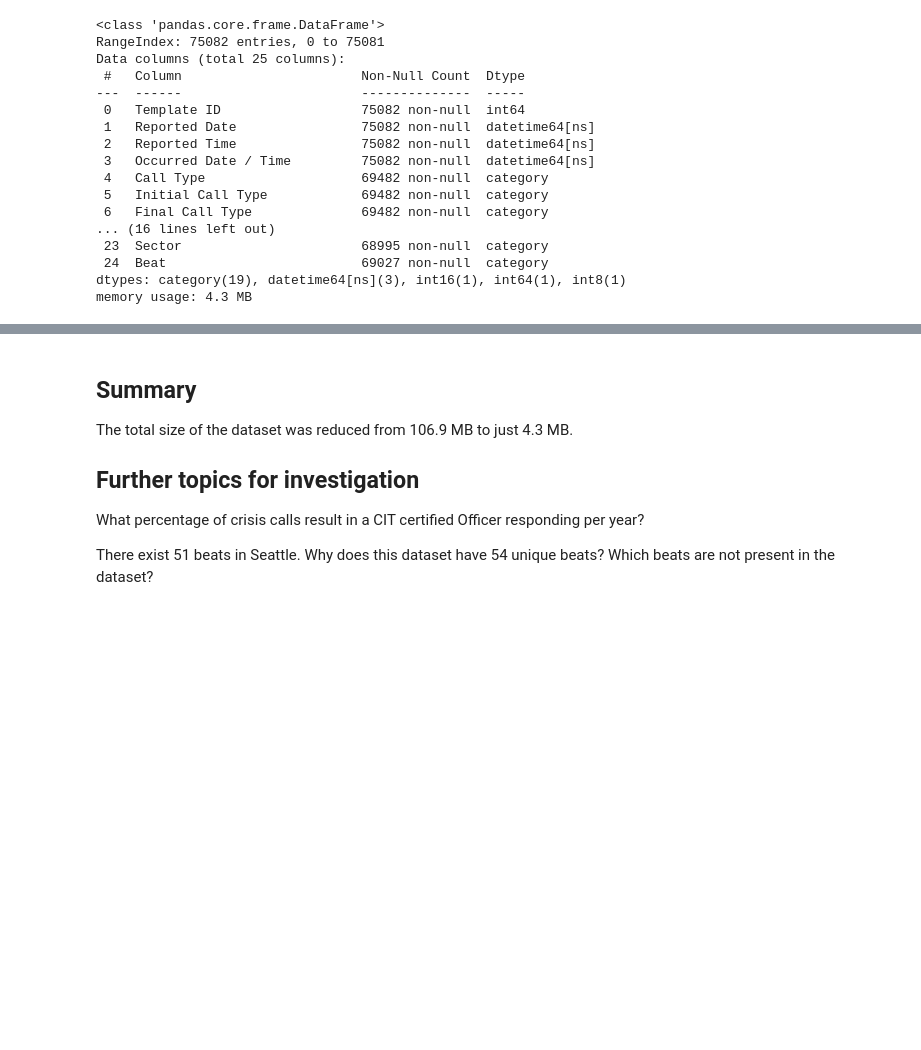
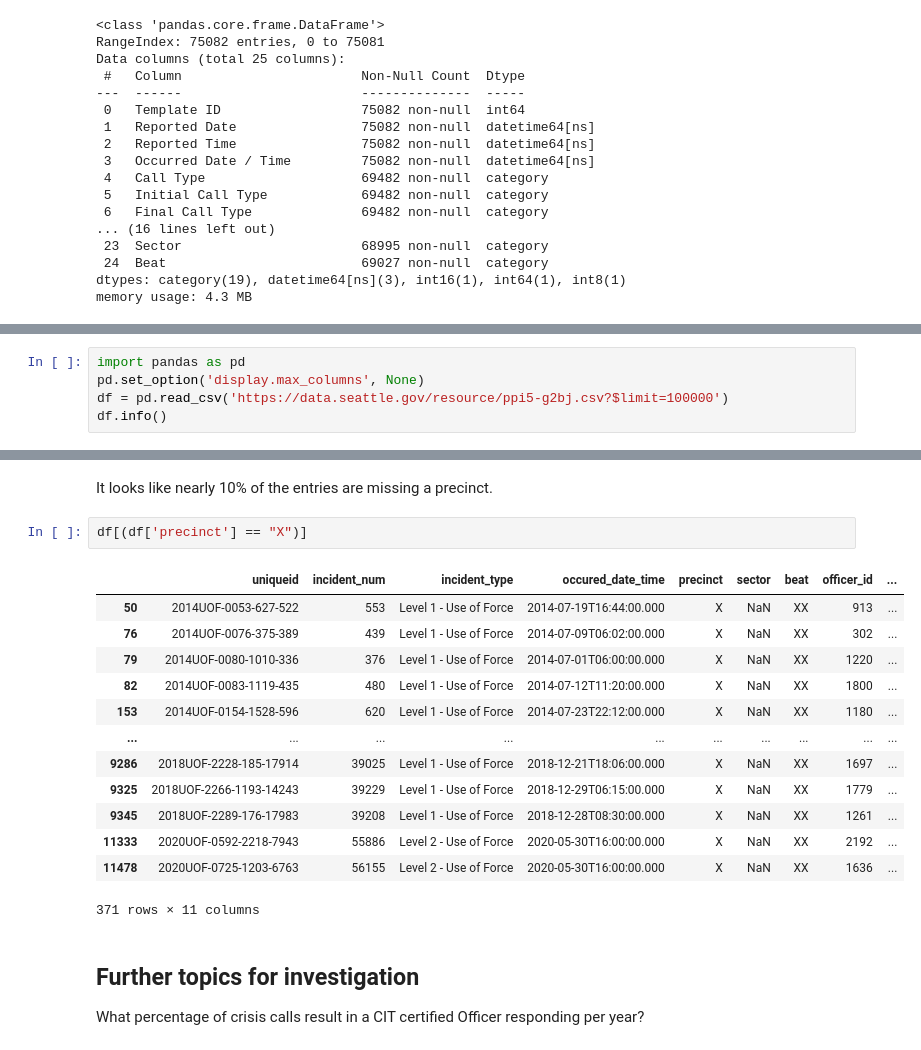
Before and after one commit to Leviob/Police-Records-Database, a Jupyter notebook: exploration.ipynb, the cells around one changed output, grey strips where cells are left out. Drawn from its saved outputs; the diff is of its cells as text; blank space fills up the shorter version.

Commit message:
Add Use of Force exploration

```diff
--- a/exploration.ipynb
+++ b/exploration.ipynb
@@ -179,0 +185,5 @@ memory usage: 4.3 MB
+# %%
+import pandas as pd
+pd.set_option('display.max_columns', None)
+df = pd.read_csv('https://data.seattle.gov/resource/ppi5-g2bj.csv?$limit=100000')
+df.info()
@@ -180,8 +239,22 @@ memory usage: 4.3 MB
+# %% [markdown]
+It looks like nearly 10% of the entries are missing a precinct.
+# %%
+df[(df['precinct'] == "X")]
+# %% [output]
+|  | uniqueid | incident_num | incident_type | occured_date_time | precinct | sector | beat | officer_id | ... |
+| 50 | 2014UOF-0053-627-522 | 553 | Level 1 - Use of Force | 2014-07-19T16:44:00.000 | X | NaN | XX | 913 | ... |
+| 76 | 2014UOF-0076-375-389 | 439 | Level 1 - Use of Force | 2014-07-09T06:02:00.000 | X | NaN | XX | 302 | ... |
+| 79 | 2014UOF-0080-1010-336 | 376 | Level 1 - Use of Force | 2014-07-01T06:00:00.000 | X | NaN | XX | 1220 | ... |
+| 82 | 2014UOF-0083-1119-435 | 480 | Level 1 - Use of Force | 2014-07-12T11:20:00.000 | X | NaN | XX | 1800 | ... |
+| 153 | 2014UOF-0154-1528-596 | 620 | Level 1 - Use of Force | 2014-07-23T22:12:00.000 | X | NaN | XX | 1180 | ... |
+| ... | ... | ... | ... | ... | ... | ... | ... | ... | ... |
+| 9286 | 2018UOF-2228-185-17914 | 39025 | Level 1 - Use of Force | 2018-12-21T18:06:00.000 | X | NaN | XX | 1697 | ... |
+| 9325 | 2018UOF-2266-1193-14243 | 39229 | Level 1 - Use of Force | 2018-12-29T06:15:00.000 | X | NaN | XX | 1779 | ... |
+| 9345 | 2018UOF-2289-176-17983 | 39208 | Level 1 - Use of Force | 2018-12-28T08:30:00.000 | X | NaN | XX | 1261 | ... |
+| 11333 | 2020UOF-0592-2218-7943 | 55886 | Level 2 - Use of Force | 2020-05-30T16:00:00.000 | X | NaN | XX | 2192 | ... |
+| 11478 | 2020UOF-0725-1203-6763 | 56155 | Level 2 - Use of Force | 2020-05-30T16:00:00.000 | X | NaN | XX | 1636 | ... |
+371 rows × 11 columns
 # %% [markdown]
-## Summary
-The total size of the dataset was reduced from 106.9 MB to just 4.3 MB.
 
 ## Further topics for investigation
 What percentage of crisis calls result in a CIT certified Officer responding per year?
-
-There exist 51 beats in Seattle. Why does this dataset have 54 unique beats? Which beats are not present in the dataset?
```
Also changed, not shown: parts of 5 cells of this notebook.
